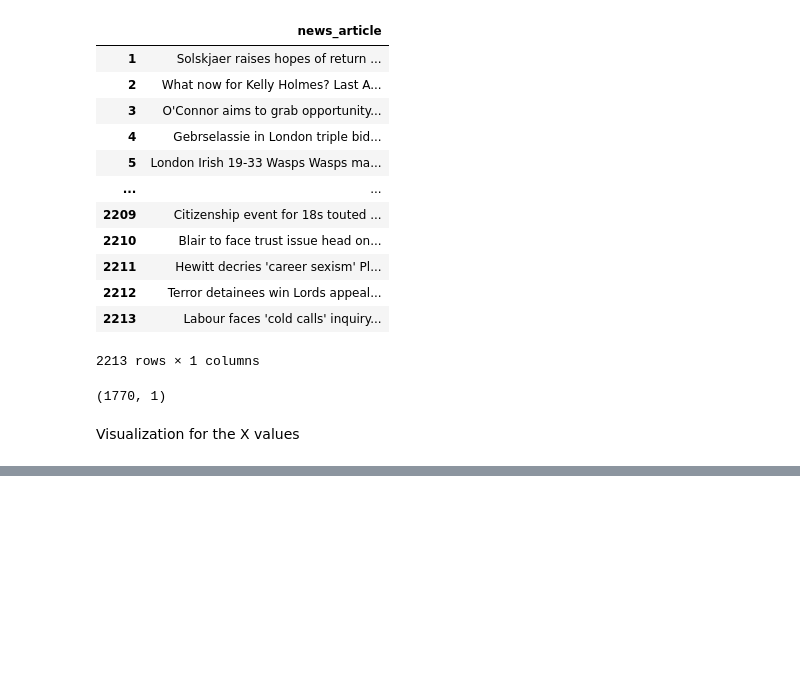
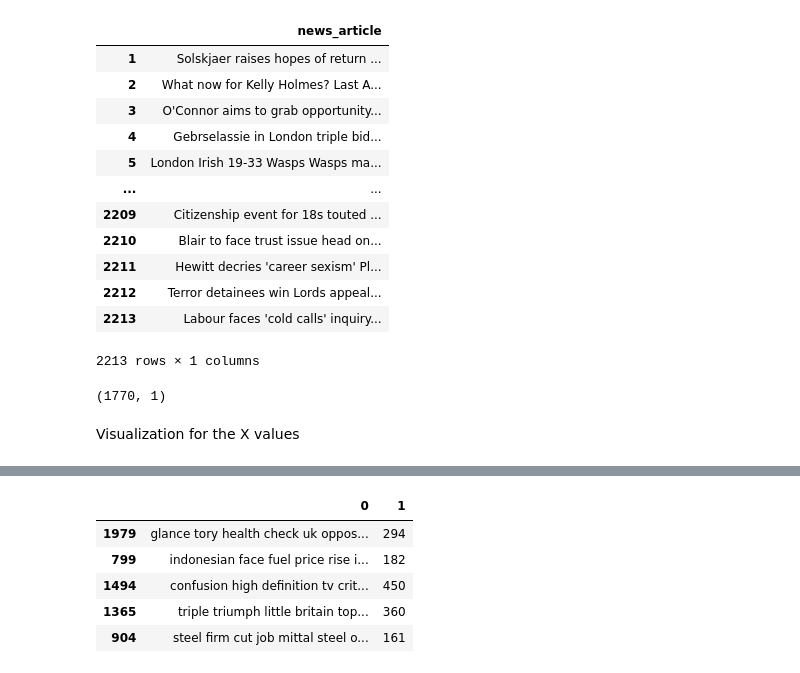
Before and after one commit to Raph4sure/Naive-Bayes-Machine-Learning-Model, a Jupyter notebook: code.ipynb, the cells around one changed output, grey strips where cells are left out. Cells and saved outputs as stored; diff of their text form; code cells hidden in the pictures; blank space fills up the shorter version.

```diff
--- a/code.ipynb
+++ b/code.ipynb
@@ -132,0 +174,11 @@ plt.show()
+# %%
+temp_df = X_train['news_article'].progress_apply(lambda x: preprocess(x, 'lemma'))
+
+temp_df.head()
+# %% [output]
+|  | 0 | 1 |
+| 1979 | glance tory health check uk oppos... | 294 |
+| 799 | indonesian face fuel price rise i... | 182 |
+| 1494 | confusion high definition tv crit... | 450 |
+| 1365 | triple triumph little britain top... | 360 |
+| 904 | steel firm cut job mittal steel o... | 161 |
```
Also changed, not shown: parts of 13 cells of this notebook.
